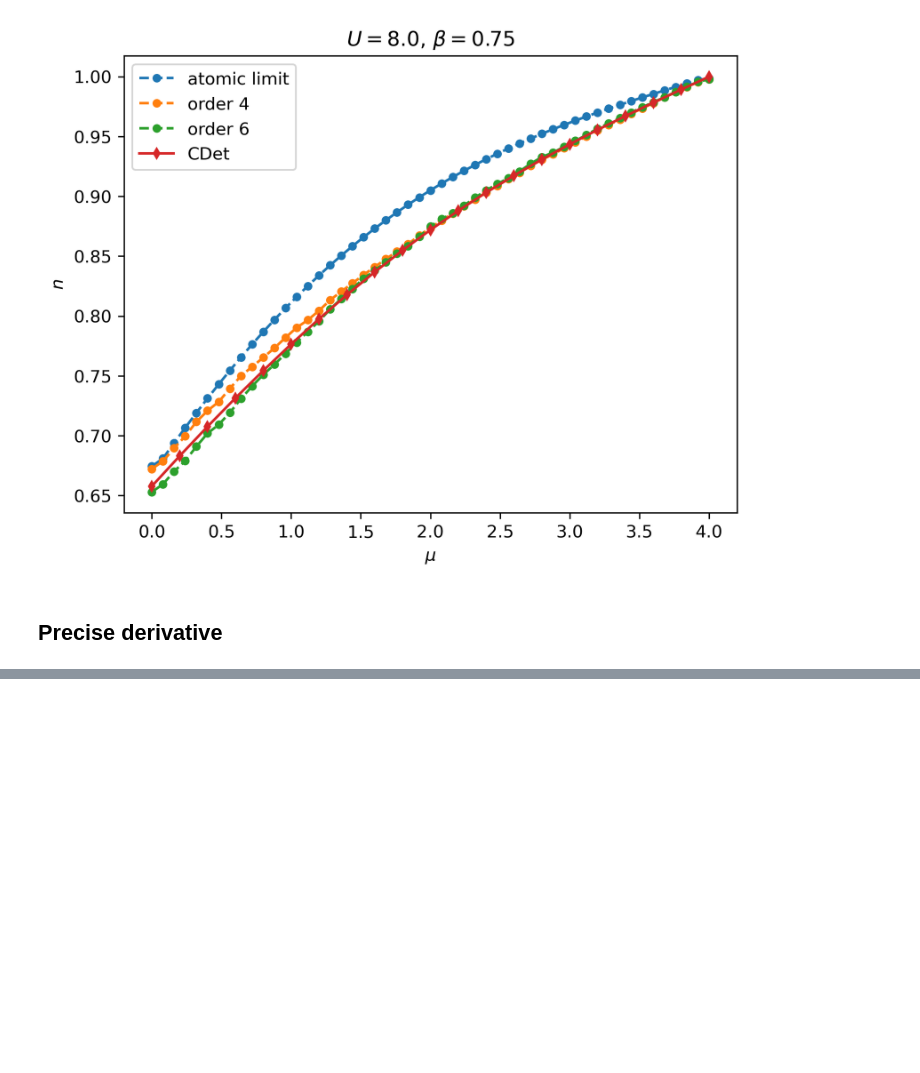
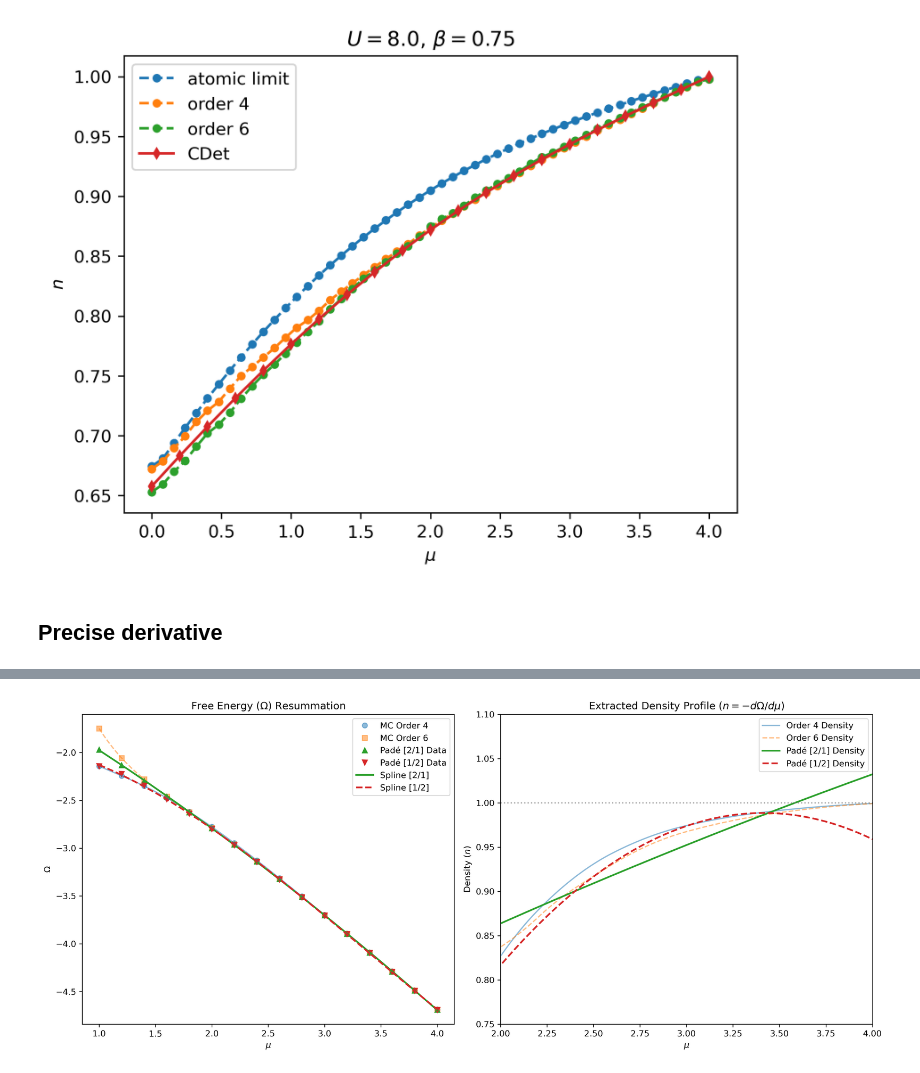
Before and after one commit to louishrm/strong_coupling_expansion, a Jupyter notebook: analytical/density_mu_beta.ipynb, the cells around one changed output, grey strips where cells are left out. Saved outputs shown, nothing was run; the diff lists cells and outputs as text; code cells hidden in the pictures; blank space fills up the shorter version.

```diff
--- a/analytical/density_mu_beta.ipynb
+++ b/analytical/density_mu_beta.ipynb
@@ -176,0 +227,86 @@ plt.legend()
+# %%
+import numpy as np
+import matplotlib.pyplot as plt
+from scipy.interpolate import UnivariateSpline
+
+# Assume 'mus', 'partial_sum_4', 'partial_sum_6', 'error_partial_sum_4', 'error_partial_sum_6' are loaded
+# Assume 'coeffs_mus' is defined as: coeffs_mus = [a_0(U,beta,mus), a_2(U,beta,mus), a_4, a_6]
+# Assume 'pade_approx_batch' is available in your environment
+
+# --- 1. Calculate Padé Approximants ---
+pade_21 = pade_approx_batch(coeffs_mus, (2,1))(1.0)
+pade_12 = pade_approx_batch(coeffs_mus, (1,2))(1.0)
+
+# --- 2. Fit Splines ---
+# For the raw MC sums, we keep the statistical weights
+s_factor = len(mus) * 0.1
+
+spline_4 = UnivariateSpline(mus, partial_sum_4, w=1.0/error_partial_sum_4, s=s_factor)
+spline_6 = UnivariateSpline(mus, partial_sum_6, w=1.0/error_partial_sum_6, s=s_factor)
+
+# For Padé, we don't have exact propagated errors, so we use an unweighted spline.
+# We keep a small smoothing factor to ensure the derivative is well-behaved.
+spline_p21 = UnivariateSpline(mus, pade_21, s=s_factor * 0.1)
+spline_p12 = UnivariateSpline(mus, pade_12, s=s_factor * 0.1)
+
+# --- 3. Calculate Derivatives ---
+deriv_4 = spline_4.derivative(n=1)
+deriv_6 = spline_6.derivative(n=1)
+deriv_p21 = spline_p21.derivative(n=1)
+deriv_p12 = spline_p12.derivative(n=1)
+
+# --- 4. Evaluate on dense grid ---
+mu_dense = np.linspace(np.min(mus), np.max(mus), 200)
+
+omega_4 = spline_4(mu_dense)
+omega_6 = spline_6(mu_dense)
+omega_p21 = spline_p21(mu_dense)
+omega_p12 = spline_p12(mu_dense)
+
+density_4 = -deriv_4(mu_dense)
+density_6 = -deriv_6(mu_dense)
+density_p21 = -deriv_p21(mu_dense)
+density_p12 = -deriv_p12(mu_dense)
+
+# --- 5. Plotting ---
+plt.figure(figsize=(14, 6))
+
+# Plot 1: Free Energy
+plt.subplot(1, 2, 1)
+plt.plot(mus, partial_sum_4, 'o', color='tab:blue', alpha=0.5, label='MC Order 4')
+plt.plot(mus, partial_sum_6, 's', color='tab:orange', alpha=0.5, label='MC Order 6')
+plt.plot(mus, pade_21, '^', color='tab:green', label='Padé [2/1] Data')
+plt.plot(mus, pade_12, 'v', color='tab:red', label='Padé [1/2] Data')
+
+plt.plot(mu_dense, omega_4, '-', color='tab:blue', alpha=0.5)
+plt.plot(mu_dense, omega_6, '--', color='tab:orange', alpha=0.5)
+plt.plot(mu_dense, omega_p21, '-', color='tab:green', lw=2, label='Spline [2/1]')
+plt.plot(mu_dense, omega_p12, '--', color='tab:red', lw=2, label='Spline [1/2]')
+
+plt.xlabel('$\mu$')
+plt.ylabel('$\Omega$')
+plt.title('Free Energy ($\Omega$) Resummation')
+plt.legend()
+
+# Plot 2: Density Profile
+plt.subplot(1, 2, 2)
+plt.plot(mu_dense, density_4, '-', color='tab:blue', alpha=0.5, label='Order 4 Density')
+plt.plot(mu_dense, density_6, '--', color='tab:orange', alpha=0.5, label='Order 6 Density')
+plt.plot(mu_dense, density_p21, '-', color='tab:green', lw=2, label='Padé [2/1] Density')
+plt.plot(mu_dense, density_p12, '--', color='tab:red', lw=2, label='Padé [1/2] Density')
+
+plt.xlim(2.0,4.0)
+plt.ylim(0.75,1.1)
+
+# Add a horizontal line at 1.0 to easily check the high-mu asymptote
+plt.axhline(1.0, color='gray', linestyle=':', alpha=0.7)
+
+plt.xlabel('$\mu$')
+plt.ylabel('Density ($n$)')
+plt.title('Extracted Density Profile ($n = -d\Omega/d\mu$)')
+plt.legend()
+
+plt.tight_layout()
+plt.show()
+# %% [output]
+[figure, added]
```
Also changed, not shown: parts of 22 cells of this notebook, 1 other file.
